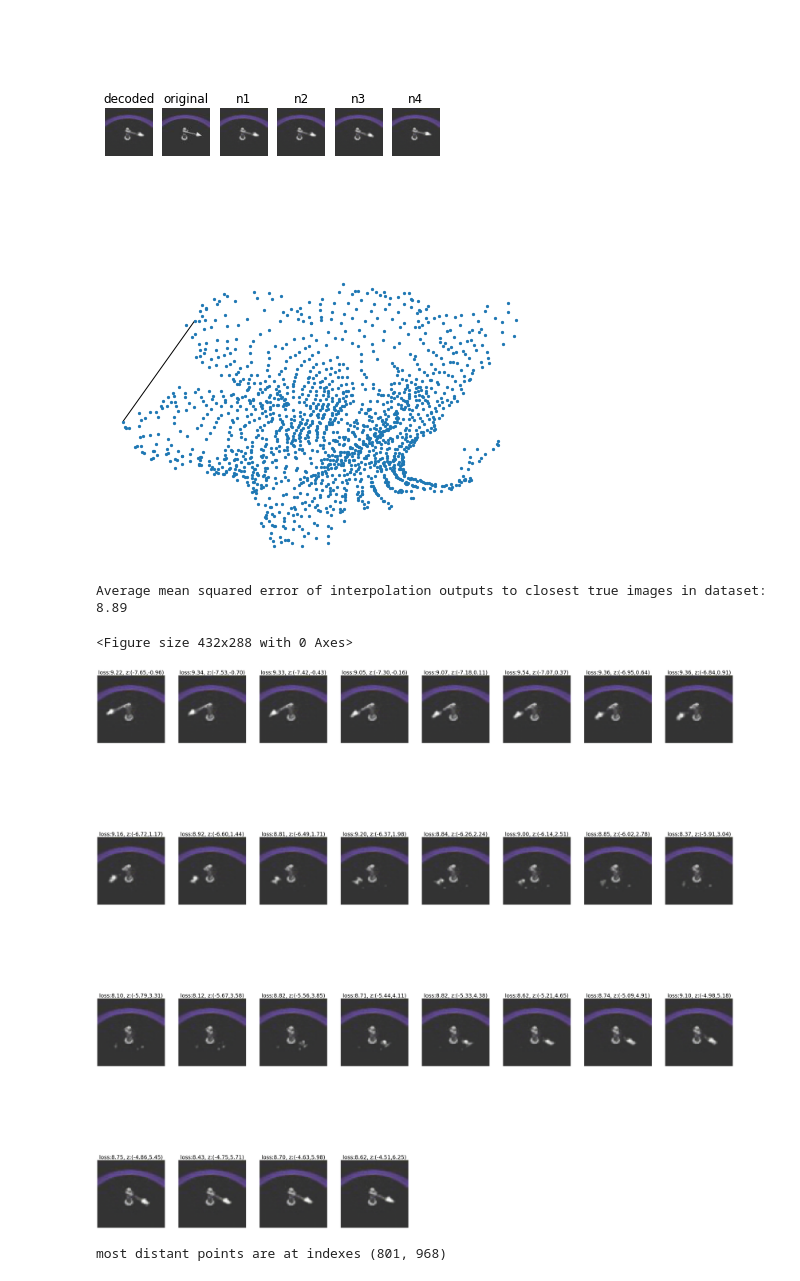
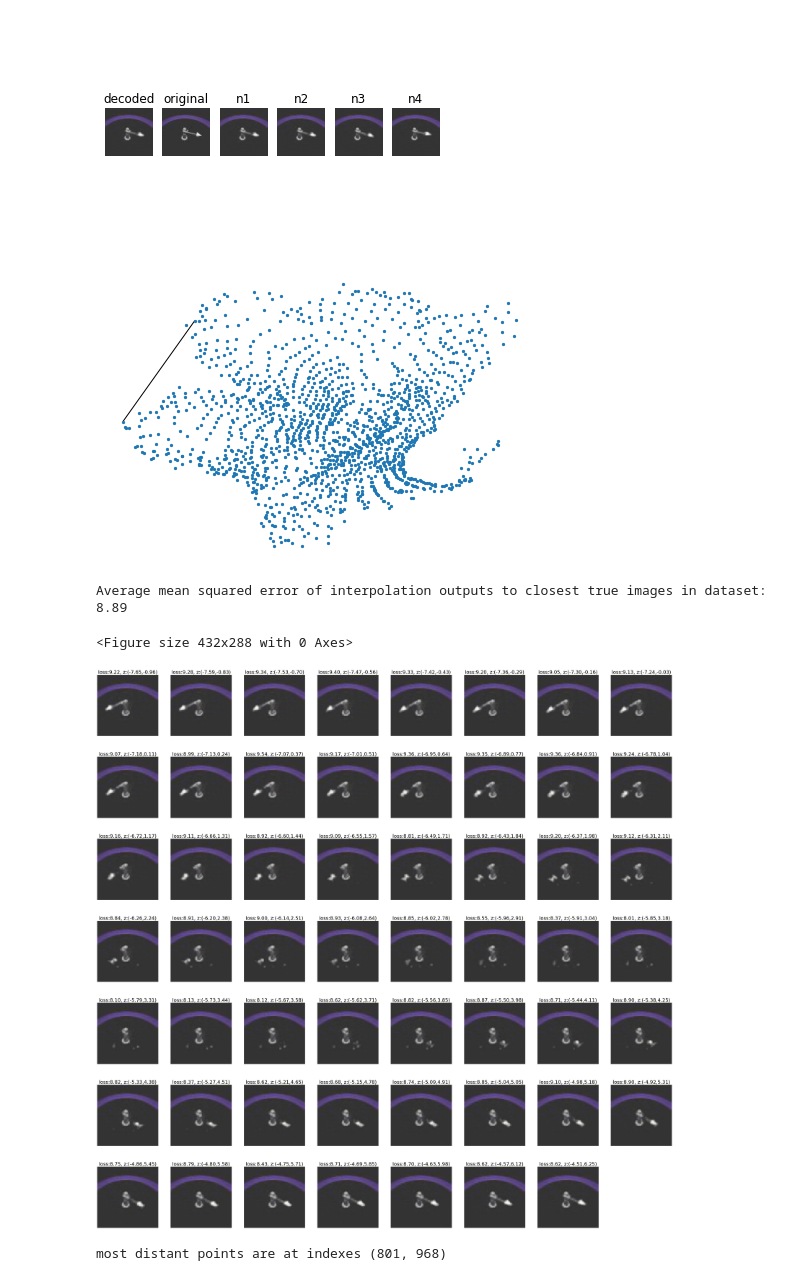
Before and after one commit to Iddoyadlin/DeepLearningCS3598, a Jupyter notebook: graph.ipynb, the cells around one changed output. Drawn from its saved outputs; the diff is of its cells as text; code cells hidden in the pictures.

```diff
--- a/graph.ipynb
+++ b/graph.ipynb
@@ -369,26 +369,26 @@ display_neighbors_for_latent_image(encoding,model, 0)
 # %%
 #demonstrating naive linear interpolation in latent space artifacts, with benchmarks/model2
 bottom_node = 801
 top_node = 968
 path =[801, 968]
 display_path_graph(G, path)
 
 path = [bottom_node,top_node]
 
-interpolation_path = surf(path, 28)
+interpolation_path = surf(path, 55)
 imgs = [(latent_to_img(z, model)*255).astype(np.uint8) for z in interpolation_path]
 avg_loss, losses = average_interpolation_mse(encoding, imgs)
 
 
 msg_fmt = "Average mean squared error of interpolation outputs to closest true images in dataset:\n{:.2f}"
 print(msg_fmt.format(avg_loss))
 show_interpolation(imgs, interpolation_path, losses)
 # %% [output]
 [figure]
 Average mean squared error of interpolation outputs to closest true images in dataset:
 8.89
 <Figure size 432x288 with 0 Axes>
-[figure, old version]
+[figure, new version]
 # %%
 ## shortest_path for two most distant points ##
 source, dest = 801, 968#get_most_distant_points(points, dist_type='euclidean')
```
Also changed, not shown: parts of 2 cells of this notebook.
